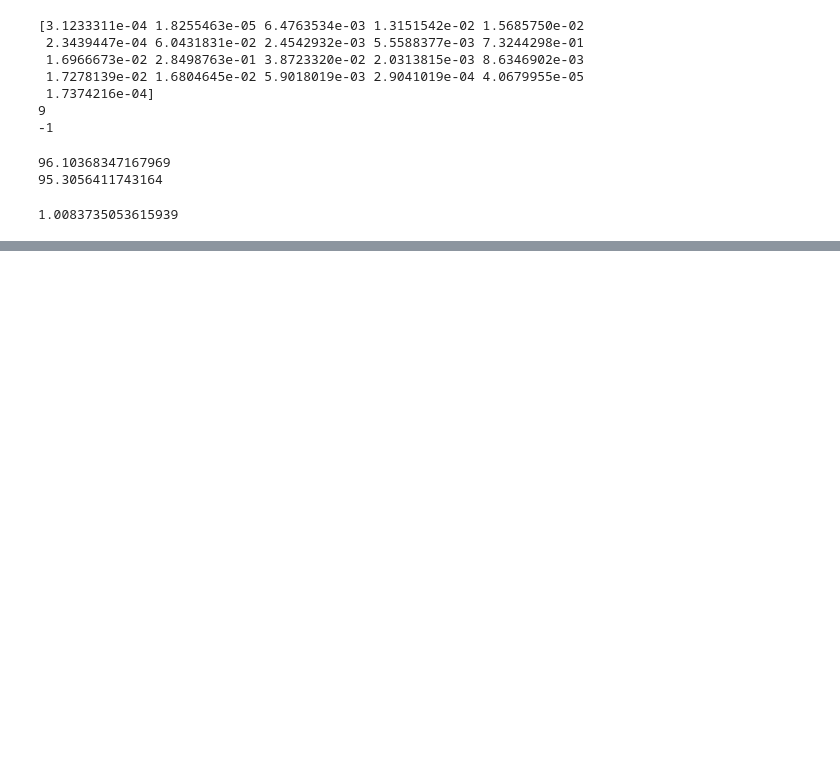
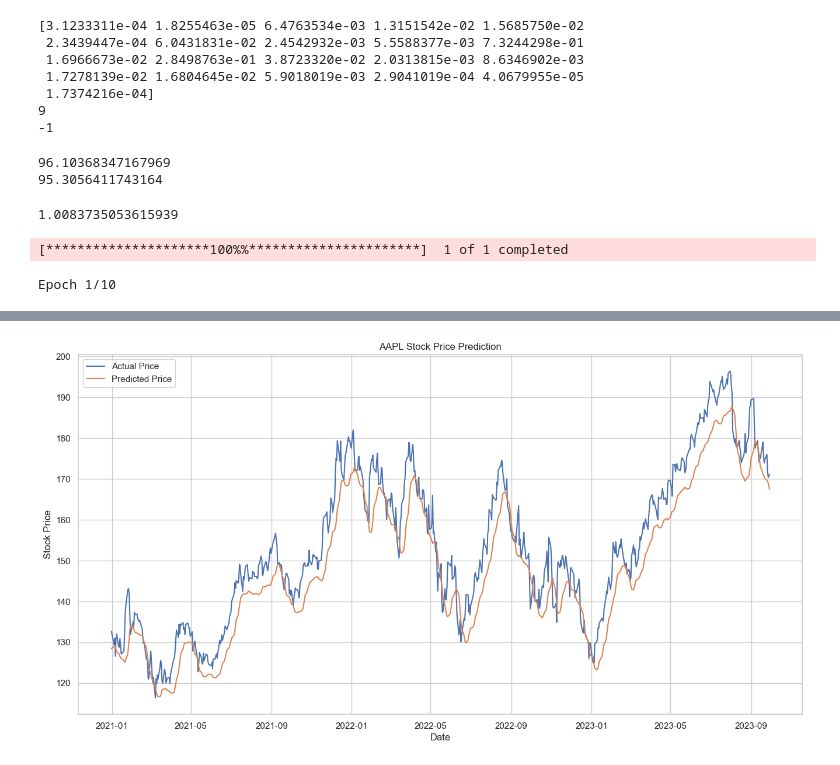
Before and after one commit to KImeriGitHub/RandomOdyssey, a Jupyter notebook: notebooks/sandbox_FourierML.ipynb, the cells around one changed output, grey strips where cells are left out. Cells and saved outputs as stored; diff of their text form; code cells hidden in the pictures; blank space fills up the shorter version.

```diff
--- a/notebooks/sandbox_FourierML.ipynb
+++ b/notebooks/sandbox_FourierML.ipynb
@@ -202,3 +270,79 @@ pricesArray.item(aidx+2)/pricesArray.item(aidx+0)
 96.10368347167969
 95.3056411743164
 1.0083735053615939
+# %%
+import numpy as np
+import pandas as pd
+import matplotlib.pyplot as plt
+%matplotlib inline
+
+import yfinance as yf
+from sklearn.preprocessing import MinMaxScaler
+
+from tensorflow.keras.models import Sequential
+from tensorflow.keras.layers import Dense, LSTM
+
+np.random.seed(42)
+
+# Fetch historical data
+ticker = 'AAPL'
+data = yf.download(ticker, start='2010-01-01', end='2023-10-01')
+
+data.reset_index(inplace=True)
+data_close = data[['Date', 'Close']]
+
+close_prices = data_close['Close'].values.reshape(-1, 1)
+scaler = MinMaxScaler(feature_range=(0, 1))
+scaled_close = scaler.fit_transform(close_prices)
+
+training_data_len = int(np.ceil(len(scaled_close) * 0.8))
+train_data = scaled_close[0:training_data_len, :]
+test_data = scaled_close[training_data_len - 60:, :]
+
+def create_sequences(dataset, time_step=60):
+    X = []
+    y = []
+    for i in range(time_step, len(dataset)):
+        X.append(dataset[i - time_step:i, 0])
+        y.append(dataset[i, 0])
+    return np.array(X), np.array(y)
+
+X_train, y_train = create_sequences(train_data)
+X_test, y_test = create_sequences(test_data)
+
+X_train = X_train.reshape(X_train.shape[0], X_train.shape[1], 1)
+X_test = X_test.reshape(X_test.shape[0], X_test.shape[1], 1)
+
+model = Sequential()
+model.add(LSTM(50, return_sequences=True, input_shape=(X_train.shape[1], 1)))
+model.add(LSTM(50, return_sequences=False))
+model.add(Dense(25))
+model.add(Dense(1))
+
+model.compile(optimizer='adam', loss='mean_squared_error')
+
+epochs = 10
+batch_size = 32
+
+history = model.fit(X_train, y_train, batch_size=batch_size, epochs=epochs, validation_data=(X_test, y_test))
+
+predictions = model.predict(X_test)
+predictions = scaler.inverse_transform(predictions)
+y_test_actual = scaler.inverse_transform(y_test.reshape(-1, 1))
+
+rmse = np.sqrt(np.mean(((predictions - y_test_actual) ** 2)))
+print(f'Root Mean Square Error: {rmse}')
+
+test_dates = data_close['Date'][training_data_len:]
+
+plt.figure(figsize=(16,8))
+plt.plot(test_dates, y_test_actual, label='Actual Price')
+plt.plot(test_dates, predictions, label='Predicted Price')
+plt.title(f'{ticker} Stock Price Prediction')
+plt.xlabel('Date')
+plt.ylabel('Stock Price')
+plt.legend()
+plt.show()
+# %% [output]
+[*********************100%%**********************]  1 of 1 completed
+Epoch 1/10
@@ -204,0 +366 @@ pricesArray.item(aidx+2)/pricesArray.item(aidx+0)
+[figure, added]
```
Also changed, not shown: parts of 6 cells of this notebook, 7 other files.
